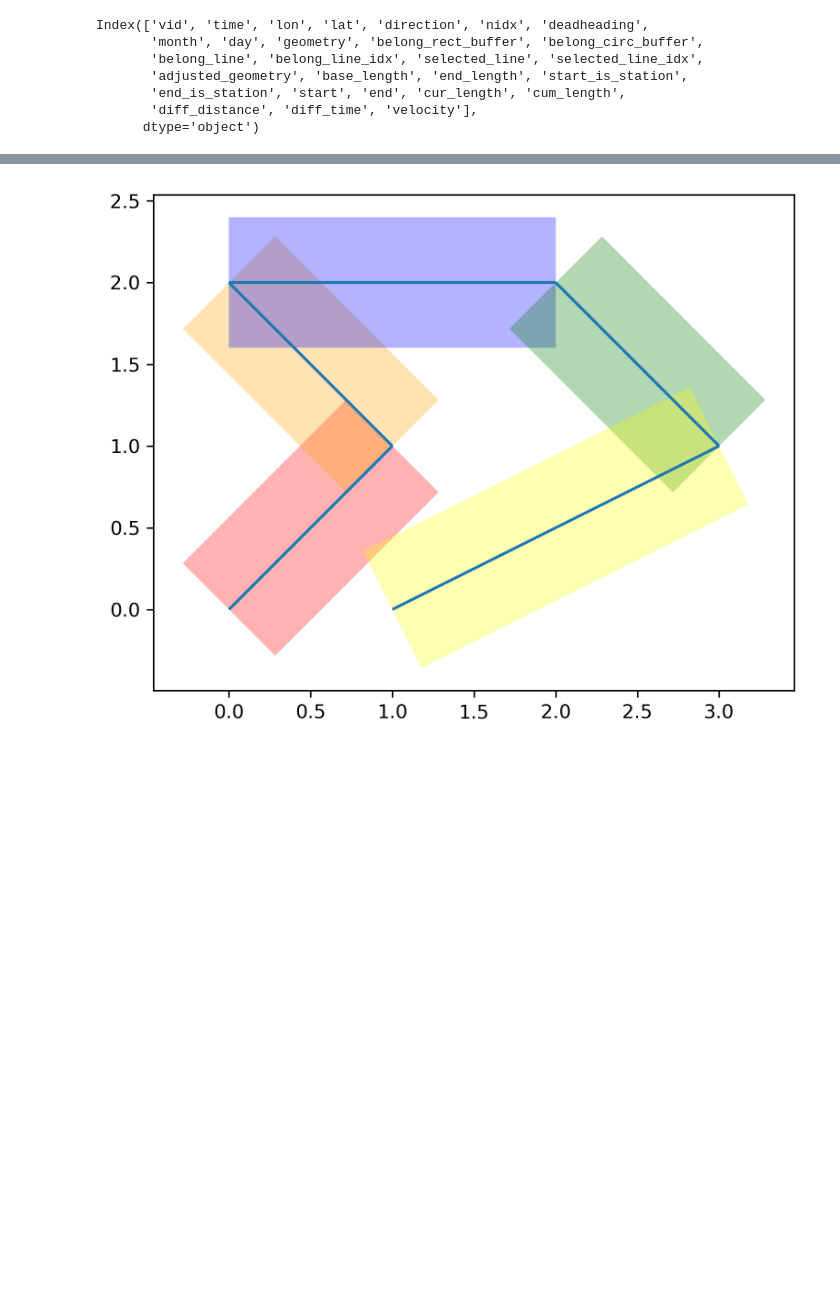
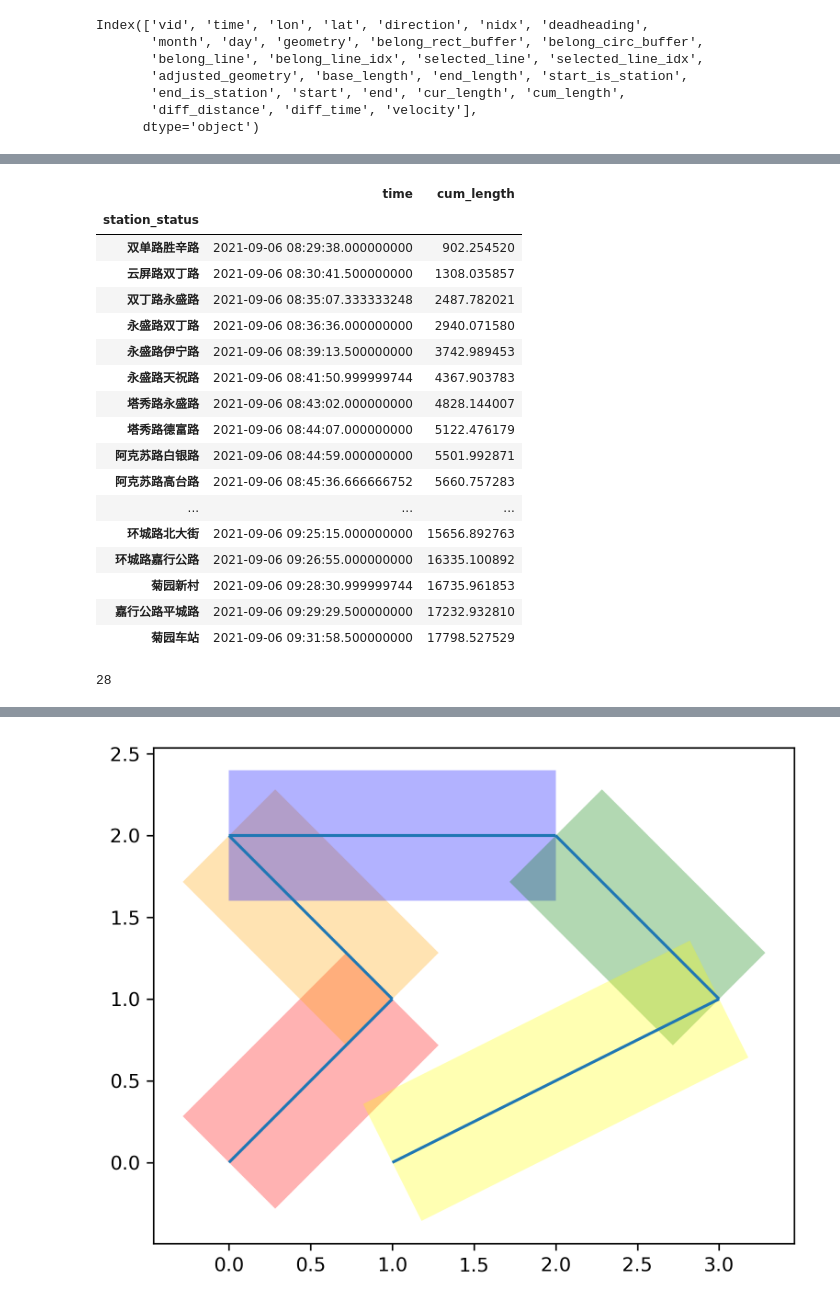
Before and after one commit to Eightina/Tranportation-Statistics-Course-Design, a Jupyter notebook: dataview.ipynb, the cells around one changed output, grey strips where cells are left out. Cells and saved outputs as stored; diff of their text form; code cells hidden in the pictures; blank space fills up the shorter version.

```diff
--- a/dataview.ipynb
+++ b/dataview.ipynb
@@ -156,3 +147,29 @@ for i, row in routine.iterrows():
+# %%
+station_time_res = routine.loc[routine['station_status'] != 0, ['time','cum_length', 'station_status']].groupby('station_status').agg('mean').sort_values('time')
+station_time_res
+# %% [output]
+|  | time | cum_length |
+| station_status |  |  |
+| 双单路胜辛路 | 2021-09-06 08:29:38.000000000 | 902.254520 |
+| 云屏路双丁路 | 2021-09-06 08:30:41.500000000 | 1308.035857 |
+| 双丁路永盛路 | 2021-09-06 08:35:07.333333248 | 2487.782021 |
+| 永盛路双丁路 | 2021-09-06 08:36:36.000000000 | 2940.071580 |
+| 永盛路伊宁路 | 2021-09-06 08:39:13.500000000 | 3742.989453 |
+| 永盛路天祝路 | 2021-09-06 08:41:50.999999744 | 4367.903783 |
+| 塔秀路永盛路 | 2021-09-06 08:43:02.000000000 | 4828.144007 |
+| 塔秀路德富路 | 2021-09-06 08:44:07.000000000 | 5122.476179 |
+| 阿克苏路白银路 | 2021-09-06 08:44:59.000000000 | 5501.992871 |
+| 阿克苏路高台路 | 2021-09-06 08:45:36.666666752 | 5660.757283 |
+| ... | ... | ... |
+| 环城路北大街 | 2021-09-06 09:25:15.000000000 | 15656.892763 |
+| 环城路嘉行公路 | 2021-09-06 09:26:55.000000000 | 16335.100892 |
+| 菊园新村 | 2021-09-06 09:28:30.999999744 | 16735.961853 |
+| 嘉行公路平城路 | 2021-09-06 09:29:29.500000000 | 17232.932810 |
+| 菊园车站 | 2021-09-06 09:31:58.500000000 | 17798.527529 |
+# %%
+len(station_time_res)
+# %% [output]
+28
 # %%
 plt.plot(routine['time'], routine['cum_length'])
 # %% [output]
```
Also changed, not shown: parts of 10 cells of this notebook, 2 other files.
